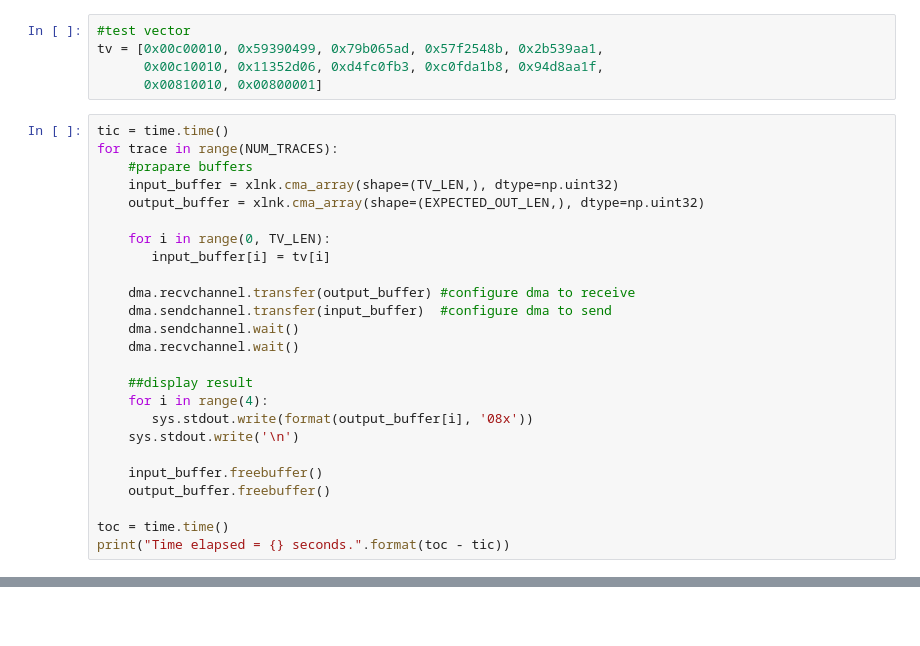
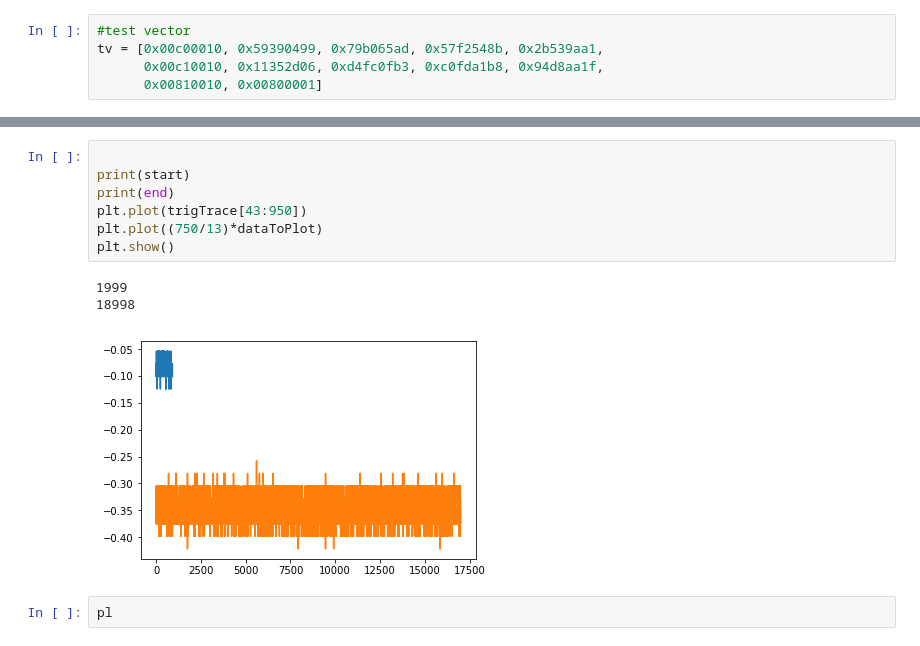
Before and after one commit to kammoh/fobos, a Jupyter notebook: sources/pynq_controller/python3/code.ipynb, the cells around one changed output, grey strips where cells are left out. Drawn from its saved outputs; the diff is of its cells as text; blank space fills up the shorter version.

```diff
--- a/sources/pynq_controller/python3/code.ipynb
+++ b/sources/pynq_controller/python3/code.ipynb
@@ -28,28 +120,3 @@ dutcomm.write(dutcomm_EXP_OUT_LEN,4)
 tv = [0x00c00010, 0x59390499, 0x79b065ad, 0x57f2548b, 0x2b539aa1,
       0x00c10010, 0x11352d06, 0xd4fc0fb3, 0xc0fda1b8, 0x94d8aa1f,
       0x00810010, 0x00800001]
-# %%
-tic = time.time()
-for trace in range(NUM_TRACES):
-    #prapare buffers
-    input_buffer = xlnk.cma_array(shape=(TV_LEN,), dtype=np.uint32)
-    output_buffer = xlnk.cma_array(shape=(EXPECTED_OUT_LEN,), dtype=np.uint32)
-
-    for i in range(0, TV_LEN):
-       input_buffer[i] = tv[i]
-
-    dma.recvchannel.transfer(output_buffer) #configure dma to receive
-    dma.sendchannel.transfer(input_buffer)  #configure dma to send
-    dma.sendchannel.wait()
-    dma.recvchannel.wait()
-
-    ##display result
-    for i in range(4):
-       sys.stdout.write(format(output_buffer[i], '08x'))
-    sys.stdout.write('\n')
-
-    input_buffer.freebuffer()
-    output_buffer.freebuffer()
-
-toc = time.time()
-print("Time elapsed = {} seconds.".format(toc - tic))
@@ -67,0 +214,13 @@ Time elapsed = 0.05469989776611328 seconds.
+# %%
+
+print(start)
+print(end)
+plt.plot(trigTrace[43:950])
+plt.plot((750/13)*dataToPlot)
+plt.show()
+# %% [output]
+1999
+18998
+[figure, added]
+# %%
+pl
```
Also changed, not shown: parts of 8 cells of this notebook, 17 other files.
